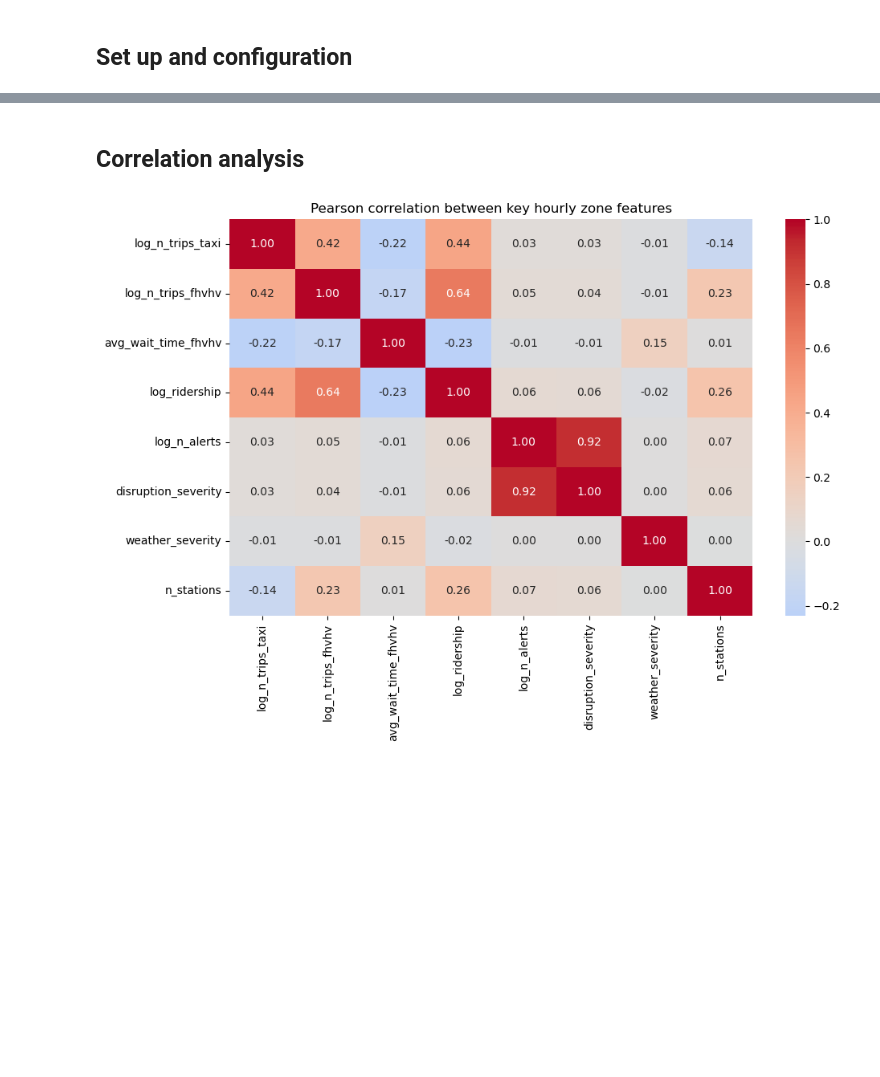
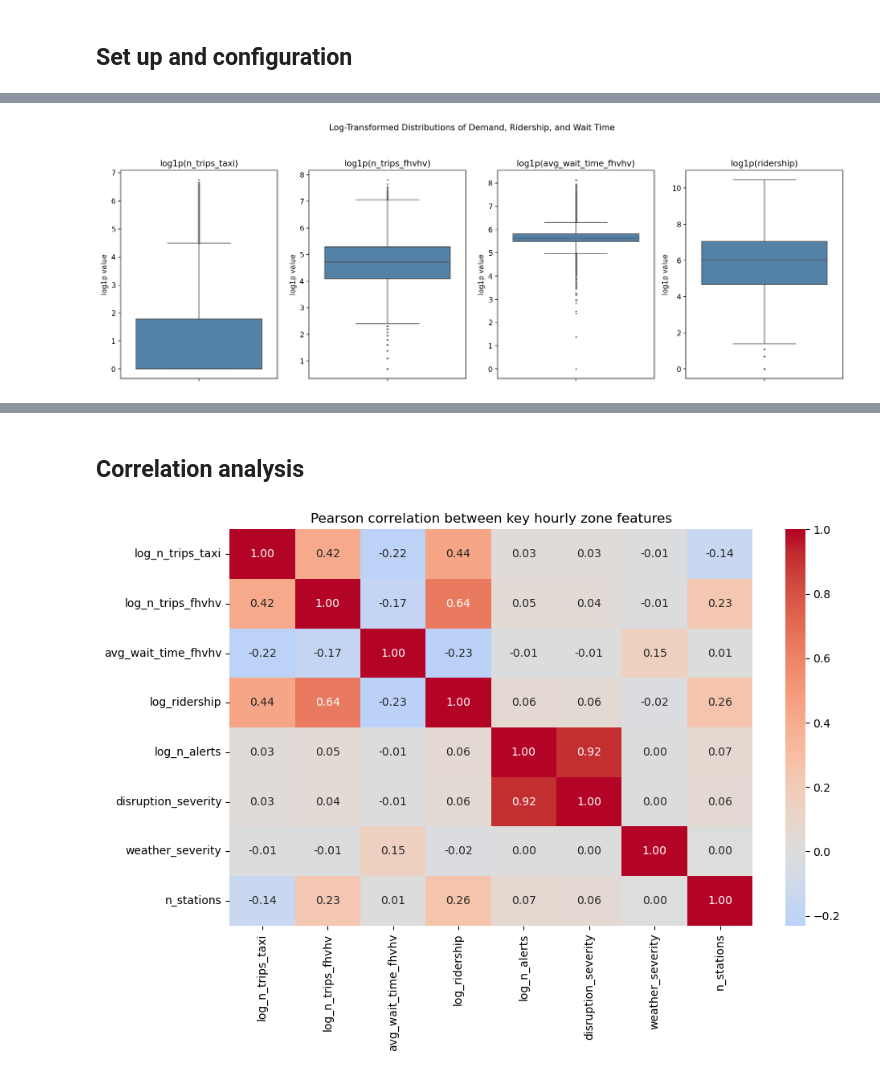
Before and after one commit to hannimeee/nyc_taxi_demand_response, a Jupyter notebook: code/04_exploratory_analysis.ipynb, the cells around one changed output, grey strips where cells are left out. Drawn from its saved outputs; the diff is of its cells as text; code cells hidden in the pictures; blank space fills up the shorter version.

```diff
--- a/code/04_exploratory_analysis.ipynb
+++ b/code/04_exploratory_analysis.ipynb
@@ -89,0 +486,31 @@ sdf_tlc_hourly = spark.read.parquet(f"{features_dir}/tlc_zone_hourly_final")
+# %%
+# Plot the box plots on log scale for better visualisation! with outlier points
+log_plot_pd = (
+    sdf_tlc_hourly
+    .select(boxplot_feature_cols)
+    .dropna()
+    .toPandas()
+)
+
+for col in boxplot_feature_cols:
+    log_plot_pd[f"log1p_{col}"] = np.log1p(log_plot_pd[col])
+
+log_boxplot_cols = [f"log1p_{col}" for col in boxplot_feature_cols]
+
+fig, axes = plt.subplots(1, 4, figsize=(15, 5), dpi=160)
+for ax, col in zip(axes, log_boxplot_cols):
+    sns.boxplot(
+        y=log_plot_pd[col],
+        ax=ax,
+        color="steelblue",
+        showfliers=True,
+        fliersize=1
+    )
+    ax.set_title(col.replace("log1p_", "log1p(") + ")")
+    ax.set_ylabel("log1p value")
+
+plt.suptitle("Log-Transformed Distributions of Demand, Ridership, and Wait Time", y=1.05)
+plt.tight_layout()
+plt.show()
+# %% [output]
+[figure, added]
```
Also changed, not shown: parts of 38 cells of this notebook.
